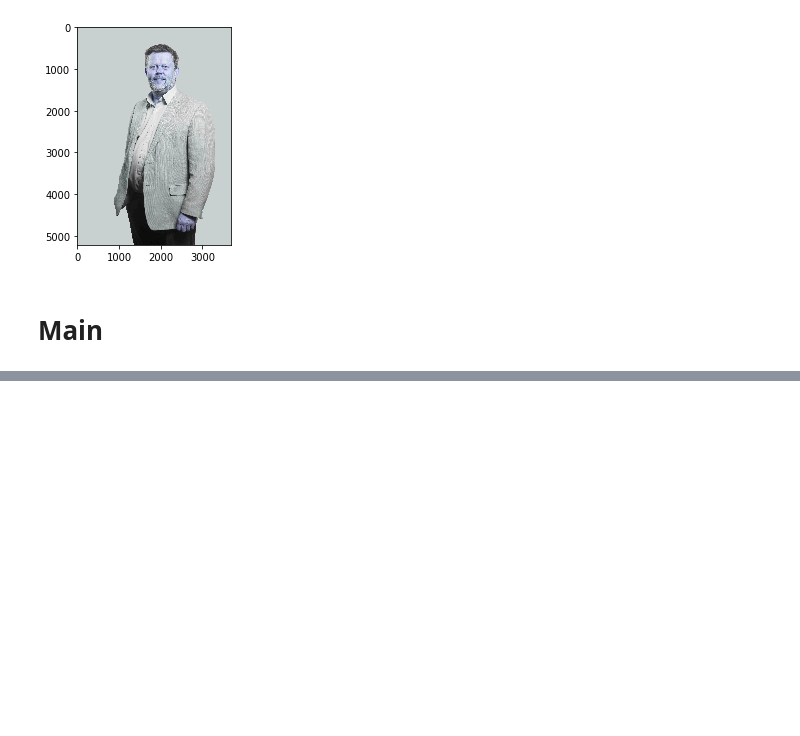
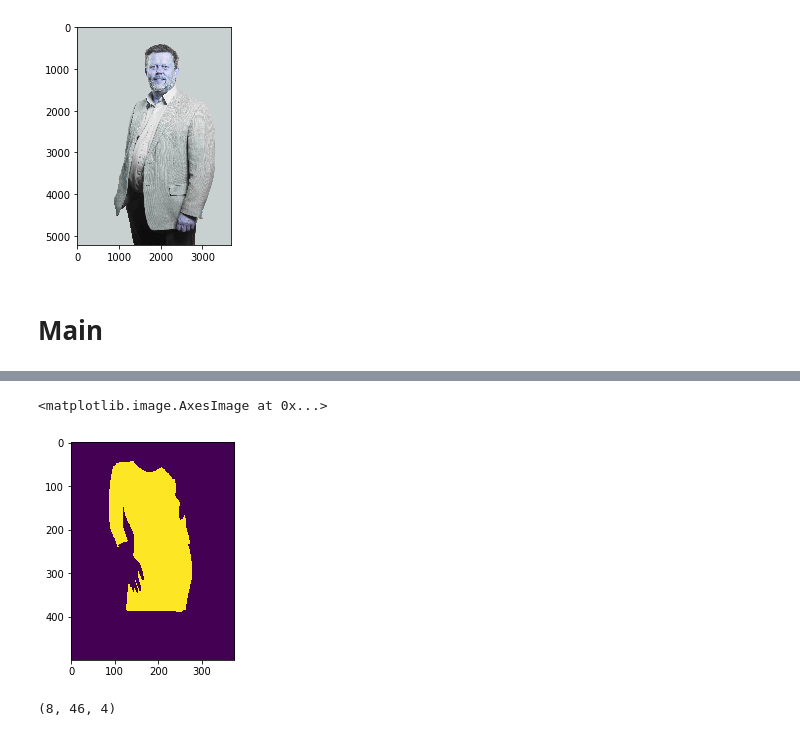
Before and after one commit to jay-chakalasiya/iMaterialist-Fashion-2020-at-FGVC7, a Jupyter notebook: Main-Sandbox.ipynb, the cells around one changed output, grey strips where cells are left out. Saved outputs shown, nothing was run; the diff lists cells and outputs as text; code cells hidden in the pictures; blank space fills up the shorter version.

```diff
--- a/Main-Sandbox.ipynb
+++ b/Main-Sandbox.ipynb
@@ -203,0 +229,9 @@ train_df[train_df.columns[1]][0]
+# %%
+plt.imshow(b[0][:,:,10])
+# %% [output]
+<matplotlib.image.AxesImage at 0x...>
+[figure, added]
+# %%
+c.shape
+# %% [output]
+(8, 46, 4)
```
Also changed, not shown: parts of 18 cells of this notebook, 1 other file.
